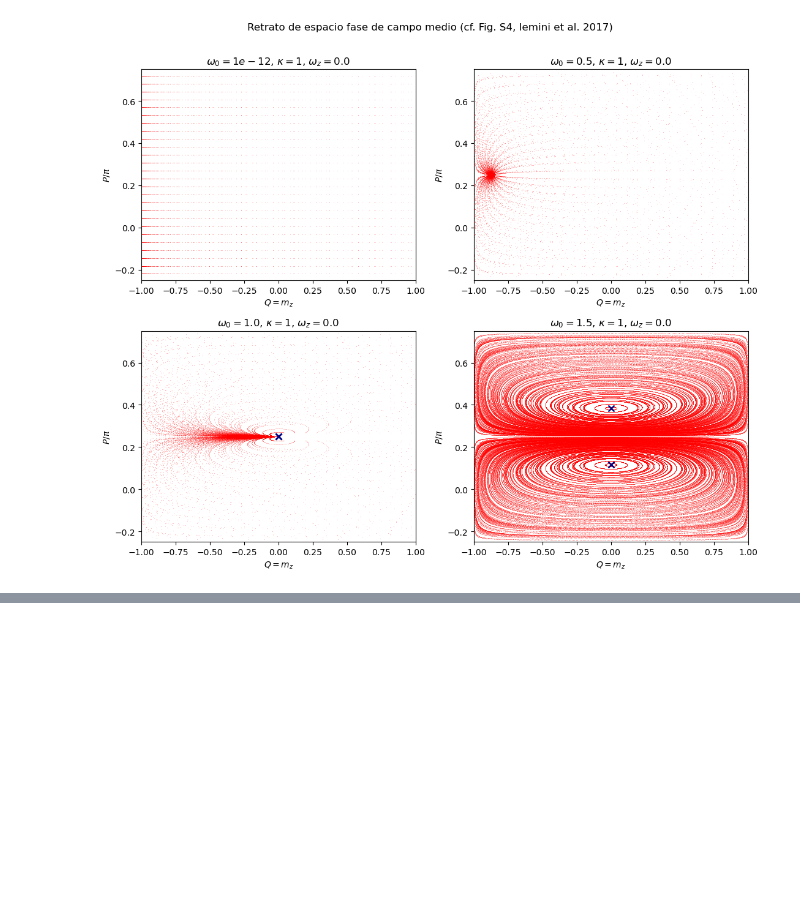
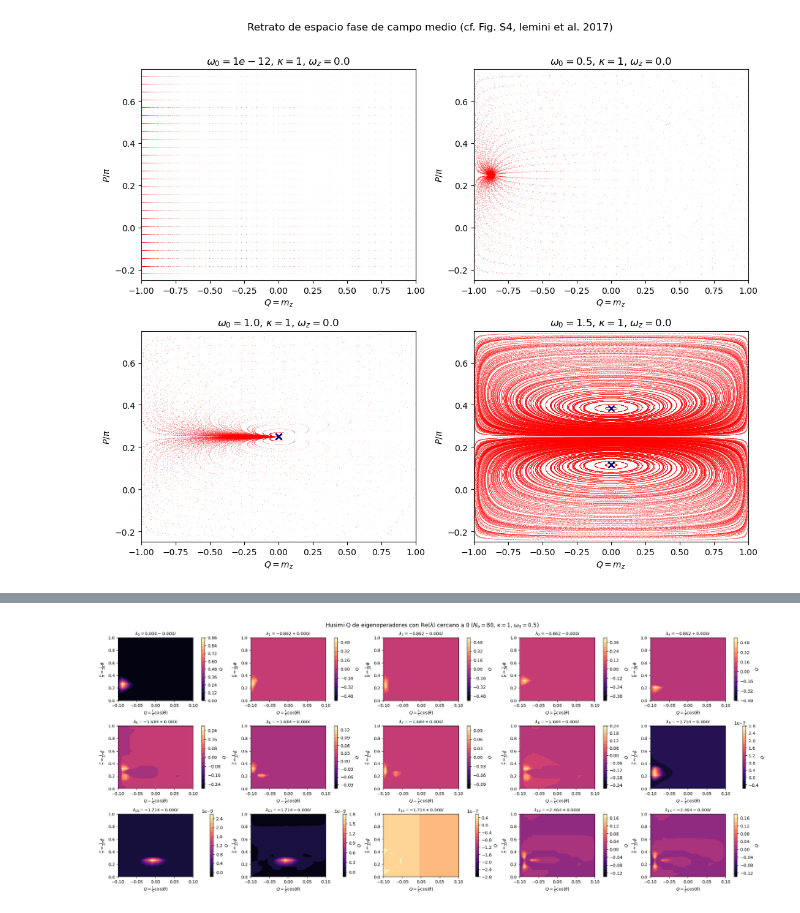
Before and after one commit to Art-999/QMPhysics, a Jupyter notebook: BoundaryTimeCrystal/TimeCrystalEigenvaluesMEJORA.ipynb, the cells around one changed output, grey strips where cells are left out. Saved outputs shown, nothing was run; the diff lists cells and outputs as text; code cells hidden in the pictures; blank space fills up the shorter version.

```diff
--- a/BoundaryTimeCrystal/TimeCrystalEigenvaluesMEJORA.ipynb
+++ b/BoundaryTimeCrystal/TimeCrystalEigenvaluesMEJORA.ipynb
@@ -788,15 +797,13 @@ plt.show()
 # %%
-import numpy as np
-import matplotlib.pyplot as plt
-from qutip import spin_coherent, spin_q_function
+
 
 # ========== 1. Generate state ==========
 psi_x = spin_coherent(2, np.pi/4, np.pi/4)
 rho0x = psi_x * psi_x.dag()
 
 # ========== 2. Compute Q function on angular grid ==========
-Th_1d = np.linspace(0, np.pi, 15)
-Ph_1d = np.linspace(0, 2*np.pi, 15)
+Th_1d = np.linspace(0, np.pi, 30)
+Ph_1d = np.linspace(0, 2*np.pi, 30)
 Th, Ph = np.meshgrid(Th_1d, Ph_1d)
 
 Q, THETA, PHI = spin_q_function(rho0x, Th, Ph)
@@ -842,0 +850,91 @@ plt.show()
+# %%
+# --- Reorganizar: omega_0 -> { Nb -> eigs } ---
+sim = defaultdict(dict)
+for (Nb, kappa, omega_0), results in results.items():
+    sim[omega_0][Nb] = results  # kappa es siempre 1, no lo usamos para agrupar
+
+rho_t0 = sim[0][120]
+rho_t1 = sim[0.5][120]
+rho_t2 = sim[1.5][120]
+# %%
+import numpy as np
+import matplotlib.pyplot as plt
+from qutip import Qobj, spin_q_function
+
+
+Nb = 80
+kappa = 1
+omega_list = [0.5, 1.5]
+n_modes = 15
+
+Th_1d = np.linspace(0, np.pi, 20)
+Ph_1d = np.linspace(0, 2*np.pi, 20)
+Th, Ph = np.meshgrid(Th_1d, Ph_1d)
+
+# ---------------------------------------------------------------
+# Build the Liouvillian, diagonalize, and select slowest modes
+# ---------------------------------------------------------------
+def eigenoperators_near_zero(Nb, omega_0, kappa, n_modes):
+    jump_ops, exp_ops, S = build_operators(Nb, kappa)
+    evals, evecs = do_spectrum(Nb, omega_0, jump_ops)
+
+    # Sort by Re(lambda): descending, closest to 0 first
+    order = np.lexsort((np.abs(evals.imag), np.abs(evals.real)))
+    evals_sorted = evals[order]
+    evecs_sorted = evecs[order]
+
+    evals_top = evals_sorted[:n_modes]
+    evecs_top = evecs_sorted[:n_modes]
+
+    # Hilbert space dimension: 2S+1 = Nb+1 for S = Nb/2
+    dim = int(2 * S + 1)   # = 21 for Nb=20
+
+    eigenops = []
+    for v in evecs_top:
+        arr = v.full().flatten()               # length dim**2 = 441
+        mat = arr.reshape(dim, dim, order='F') # column-major
+        rho = Qobj(mat, dims=[[dim], [dim]])
+        tr = rho.tr()
+        if abs(tr) > 1e-12:
+            rho = rho / tr
+        eigenops.append(rho)
+
+    return evals_top, eigenops
+
+
+# ---------------------------------------------------------------
+# Plot Husimi Q for each omega_0
+# ---------------------------------------------------------------
+for omega_0 in omega_list:
+    evals_top, eigenops = eigenoperators_near_zero(Nb, omega_0, kappa, n_modes)
+
+    # 2 rows x 5 cols layout for the 10 eigenoperators
+    fig, axes = plt.subplots(3, 5, figsize=(22, 9), constrained_layout=True)
+    axes_flat = axes.flatten()
+
+    for k, (ax, rho, lam) in enumerate(zip(axes_flat, eigenops, evals_top)):
+        h, THETA, PHI = spin_q_function(rho, Th, Ph)
+
+         # Cambio de coords
+        Q = (1/S)*np.cos(THETA)
+        P = 0.5 * PHI
+        # Take the real part (eigenoperators may not be Hermitian)
+        h_real = np.real(h)
+
+        contour = ax.contourf(Q, P/np.pi, h_real, levels=15, cmap='magma')
+        fig.colorbar(contour, ax=ax, label=r'$Q$')
+        ax.set_xlabel(r'$Q = \frac{1}{S}\cos(\theta)$')
+        ax.set_ylabel(r'$\frac{P}{\pi} = \frac{1}{2\pi}\phi$')
+        ax.set_title(
+            rf"$\lambda_{{{k}}} = {lam.real:.3f}{lam.imag:+.3f}i$",
+            fontsize=10
+        )
+
+    fig.suptitle(
+        rf"Husimi Q de eigenoperadores con $\mathrm{{Re}}(\lambda)$ cercano a 0 "
+        rf"($N_b={Nb}$, $\kappa={kappa}$, $\omega_0={omega_0}$)",
+        fontsize=13
+    )
+    plt.show()
+# %% [output]
+[figure, added]
```
Also changed, not shown: parts of 18 cells of this notebook, 44 other files.
